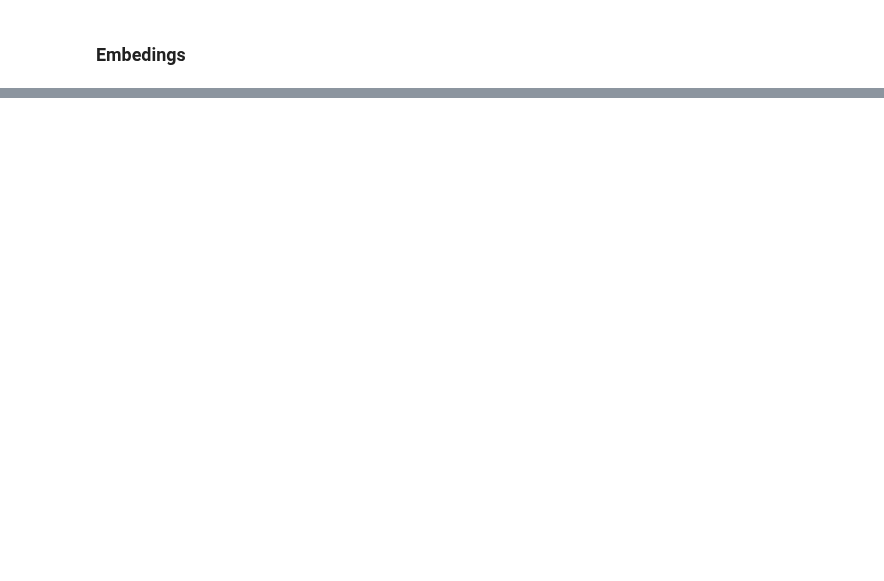
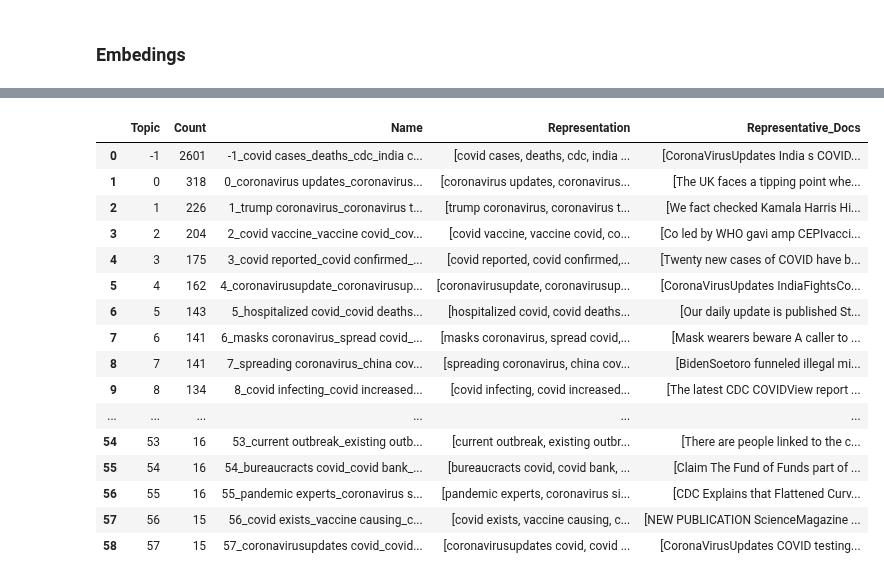
Before and after one commit to JavierPs287/MLTask2, a Jupyter notebook: COVID_analisis..ipynb, the cells around one changed output, grey strips where cells are left out. Cells and saved outputs as stored; diff of their text form; code cells hidden in the pictures; blank space fills up the shorter version.

Commit message:
Basic BERTopic pipeline without comments

```diff
--- a/COVID_analisis..ipynb
+++ b/COVID_analisis..ipynb
@@ -138,0 +238,2 @@ train['label'] = train['label'].map({'fake': 0, 'real': 1})
+# %%
+vectorizer_model = CountVectorizer(stop_words="english", ngram_range=(1,2))
@@ -138,0 +242,2 @@ train['label'] = train['label'].map({'fake': 0, 'real': 1})
+# %%
+ctfidf_model = ClassTfidfTransformer(reduce_frequent_words=True)
@@ -138,0 +246,2 @@ train['label'] = train['label'].map({'fake': 0, 'real': 1})
+# %%
+representation_model = KeyBERTInspired()
@@ -138,0 +250,15 @@ train['label'] = train['label'].map({'fake': 0, 'real': 1})
+# %%
+topic_model = BERTopic(
+  embedding_model=embedding_model,          # Step 1 - Extract embeddings
+  umap_model=umap_model,                     # Step 2 - Reduce dimensionality
+  hdbscan_model=cluster_model,              # Step 3 - Cluster reduced embeddings
+  vectorizer_model=vectorizer_model,        # Step 4 - Tokenize topics
+  ctfidf_model=ctfidf_model,                # Step 5 - Extract topic words
+  representation_model=representation_model, # Step 6 - (Optional) Fine-tune topic representations
+  calculate_probabilities = True,
+  #min_topic_size = 50,
+  n_gram_range=(1, 2),
+  verbose = True,
+  language='english'
+)
+topics, probs = topic_model.fit_transform(train['cleaned_tweet'])
@@ -138,0 +274,20 @@ train['label'] = train['label'].map({'fake': 0, 'real': 1})
+# %%
+topic_model.get_topic_info()
+# %% [output]
+|  | Topic | Count | Name | Representation | Representative_Docs |
+| 0 | -1 | 2601 | -1_covid cases_deaths_cdc_india c... | [covid cases, deaths, cdc, india ... | [CoronaVirusUpdates India s COVID... |
+| 1 | 0 | 318 | 0_coronavirus updates_coronavirus... | [coronavirus updates, coronavirus... | [The UK faces a tipping point whe... |
+| 2 | 1 | 226 | 1_trump coronavirus_coronavirus t... | [trump coronavirus, coronavirus t... | [We fact checked Kamala Harris Hi... |
+| 3 | 2 | 204 | 2_covid vaccine_vaccine covid_cov... | [covid vaccine, vaccine covid, co... | [Co led by WHO gavi amp CEPIvacci... |
+| 4 | 3 | 175 | 3_covid reported_covid confirmed_... | [covid reported, covid confirmed,... | [Twenty new cases of COVID have b... |
+| 5 | 4 | 162 | 4_coronavirusupdate_coronavirusup... | [coronavirusupdate, coronavirusup... | [CoronaVirusUpdates IndiaFightsCo... |
+| 6 | 5 | 143 | 5_hospitalized covid_covid deaths... | [hospitalized covid, covid deaths... | [Our daily update is published St... |
+| 7 | 6 | 141 | 6_masks coronavirus_spread covid_... | [masks coronavirus, spread covid,... | [Mask wearers beware A caller to ... |
+| 8 | 7 | 141 | 7_spreading coronavirus_china cov... | [spreading coronavirus, china cov... | [BidenSoetoro funneled illegal mi... |
+| 9 | 8 | 134 | 8_covid infecting_covid increased... | [covid infecting, covid increased... | [The latest CDC COVIDView report ... |
+| ... | ... | ... | ... | ... | ... |
+| 54 | 53 | 16 | 53_current outbreak_existing outb... | [current outbreak, existing outbr... | [There are people linked to the c... |
+| 55 | 54 | 16 | 54_bureaucracts covid_covid bank_... | [bureaucracts covid, covid bank, ... | [Claim The Fund of Funds part of ... |
+| 56 | 55 | 16 | 55_pandemic experts_coronavirus s... | [pandemic experts, coronavirus si... | [CDC Explains that Flattened Curv... |
+| 57 | 56 | 15 | 56_covid exists_vaccine causing_c... | [covid exists, vaccine causing, c... | [NEW PUBLICATION ScienceMagazine ... |
+| 58 | 57 | 15 | 57_coronavirusupdates covid_covid... | [coronavirusupdates covid, covid ... | [CoronaVirusUpdates COVID testing... |
```
Also changed, not shown: parts of 17 cells of this notebook.
